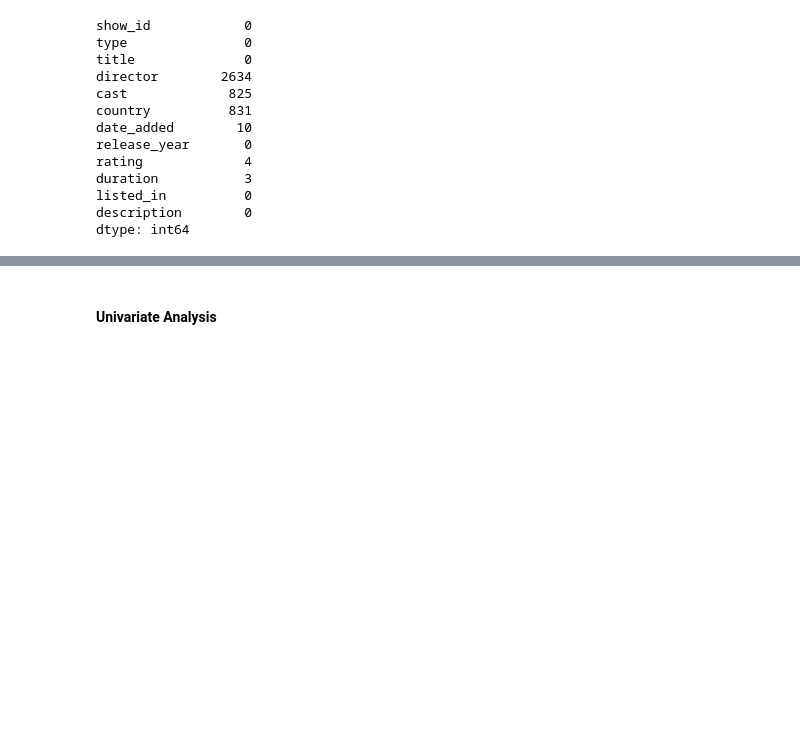
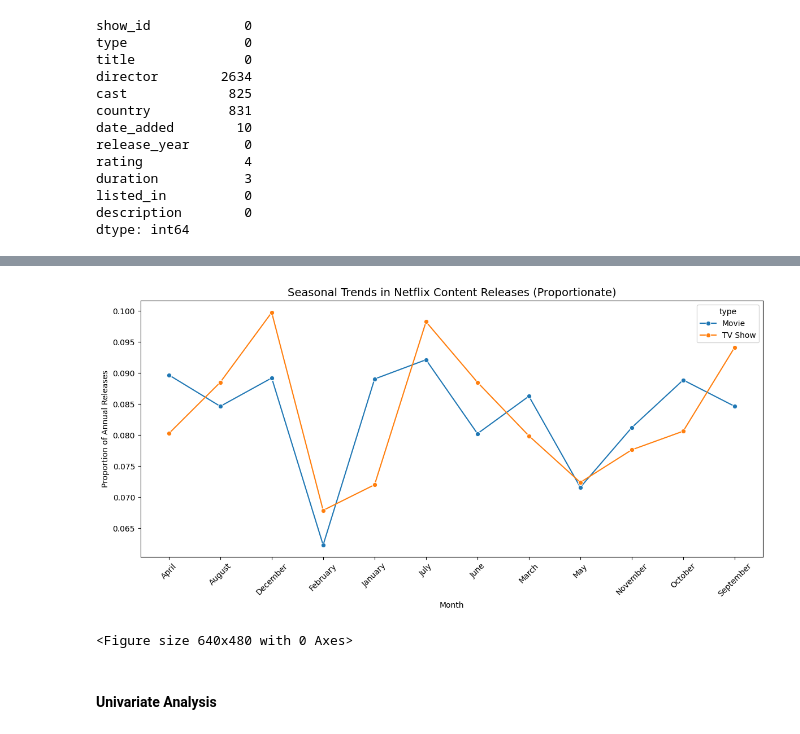
Before and after one commit to Shreyak1999/Portfolio-Projects, a Jupyter notebook: EDA_Netflix_Titles/eda.ipynb, the cells around one changed output, grey strips where cells are left out. Drawn from its saved outputs; the diff is of its cells as text; code cells hidden in the pictures; blank space fills up the shorter version.

```diff
--- a/EDA_Netflix_Titles/eda.ipynb
+++ b/EDA_Netflix_Titles/eda.ipynb
@@ -72,3 +126,21 @@ df0['date_added'] = pd.to_datetime(df0['date_added'], errors='coerce')
+# %%
+# Line chart for seasonal comparison
+plt.figure(figsize=(12,6))
+sns.lineplot(
+    data=monthly_counts_norm,
+    x="month_added", y="proportion", hue="type",
+    hue_order=["Movie","TV Show"], marker="o"
+)
+
+plt.title("Seasonal Trends in Netflix Content Releases (Proportionate)", fontsize=14)
+plt.xlabel("Month")
+plt.ylabel("Proportion of Annual Releases")
+plt.xticks(rotation=45)
+plt.tight_layout()
+plt.show()
+# %% [output]
+[figure, added]
+<Figure size 640x480 with 0 Axes>
 # %%
 # Fill missing values in country with 'Unknown'
 df0['country'] = df0['country'].fillna('Unknown')
```
Also changed, not shown: parts of 13 cells of this notebook, 3 other files.
